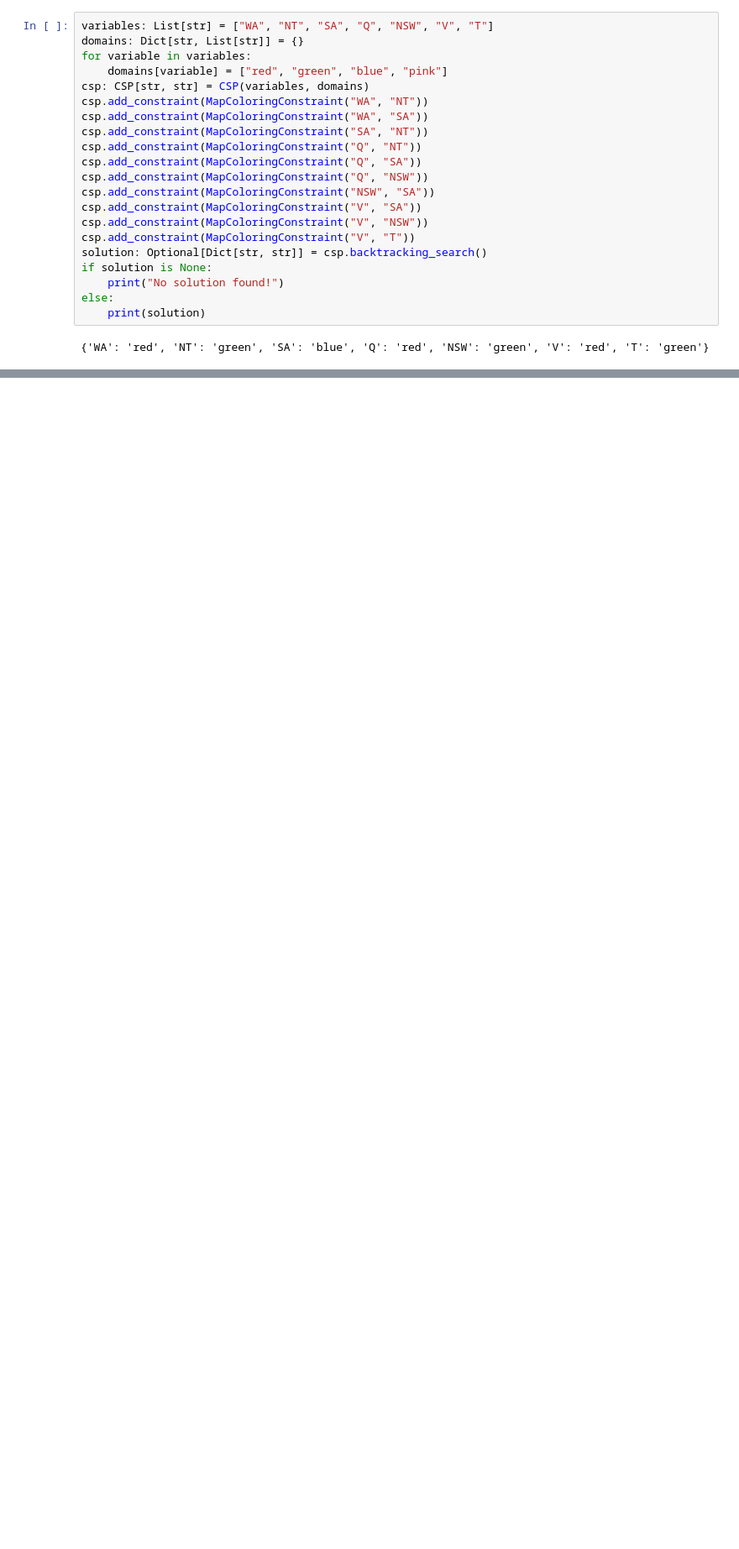
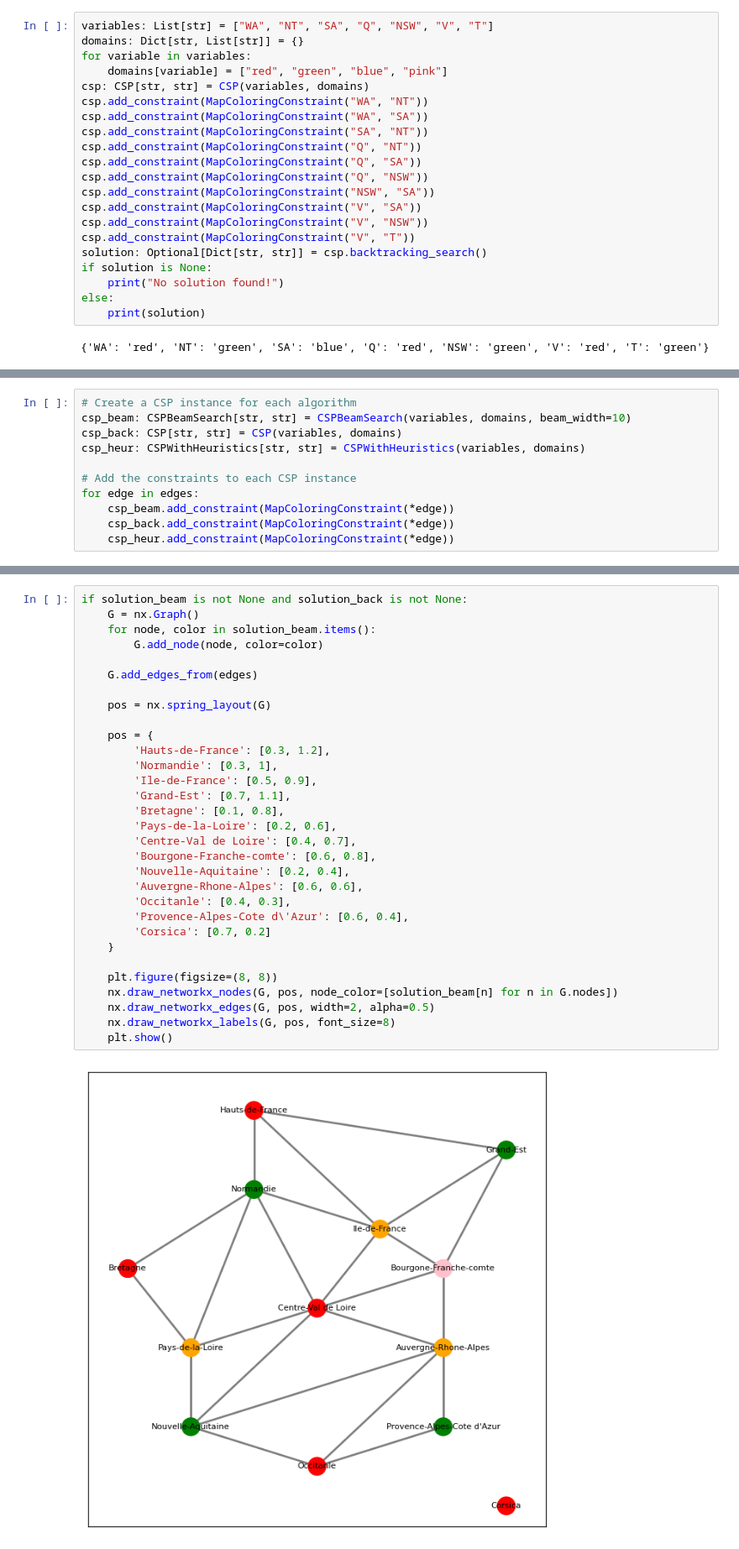
Before and after one commit to vchamelin/AI-Kpi, a Jupyter notebook: CSP.ipynb, the cells around one changed output, grey strips where cells are left out. Shown: that part at 84% size. Drawn from its saved outputs; the diff is of its cells as text; blank space fills up the shorter version.

Commit message:
feat: added Beam Search, Backtraking and Backtracking + MCV + LCV

```diff
--- a/CSP.ipynb
+++ b/CSP.ipynb
@@ -288,0 +223,11 @@ class QueensConstraint(Constraint[int, int]):
+# %%
+# Create a CSP instance for each algorithm
+csp_beam: CSPBeamSearch[str, str] = CSPBeamSearch(variables, domains, beam_width=10)
+csp_back: CSP[str, str] = CSP(variables, domains)
+csp_heur: CSPWithHeuristics[str, str] = CSPWithHeuristics(variables, domains)
+
+# Add the constraints to each CSP instance
+for edge in edges:
+    csp_beam.add_constraint(MapColoringConstraint(*edge))
+    csp_back.add_constraint(MapColoringConstraint(*edge))
+    csp_heur.add_constraint(MapColoringConstraint(*edge))
@@ -288,0 +281,33 @@ class QueensConstraint(Constraint[int, int]):
+# %%
+if solution_beam is not None and solution_back is not None:
+    G = nx.Graph()
+    for node, color in solution_beam.items():
+        G.add_node(node, color=color)
+
+    G.add_edges_from(edges)
+
+    pos = nx.spring_layout(G)
+
+    pos = {
+        'Hauts-de-France': [0.3, 1.2],
+        'Normandie': [0.3, 1],
+        'Ile-de-France': [0.5, 0.9],
+        'Grand-Est': [0.7, 1.1],
+        'Bretagne': [0.1, 0.8],
+        'Pays-de-la-Loire': [0.2, 0.6],
+        'Centre-Val de Loire': [0.4, 0.7],
+        'Bourgone-Franche-comte': [0.6, 0.8],
+        'Nouvelle-Aquitaine': [0.2, 0.4],
+        'Auvergne-Rhone-Alpes': [0.6, 0.6],
+        'Occitanle': [0.4, 0.3],
+        'Provence-Alpes-Cote d\'Azur': [0.6, 0.4],
+        'Corsica': [0.7, 0.2]
+    }
+
+    plt.figure(figsize=(8, 8))
+    nx.draw_networkx_nodes(G, pos, node_color=[solution_beam[n] for n in G.nodes])
+    nx.draw_networkx_edges(G, pos, width=2, alpha=0.5)
+    nx.draw_networkx_labels(G, pos, font_size=8)
+    plt.show()
+# %% [output]
+[figure, added]
```
Also changed, not shown: parts of 13 cells of this notebook.
